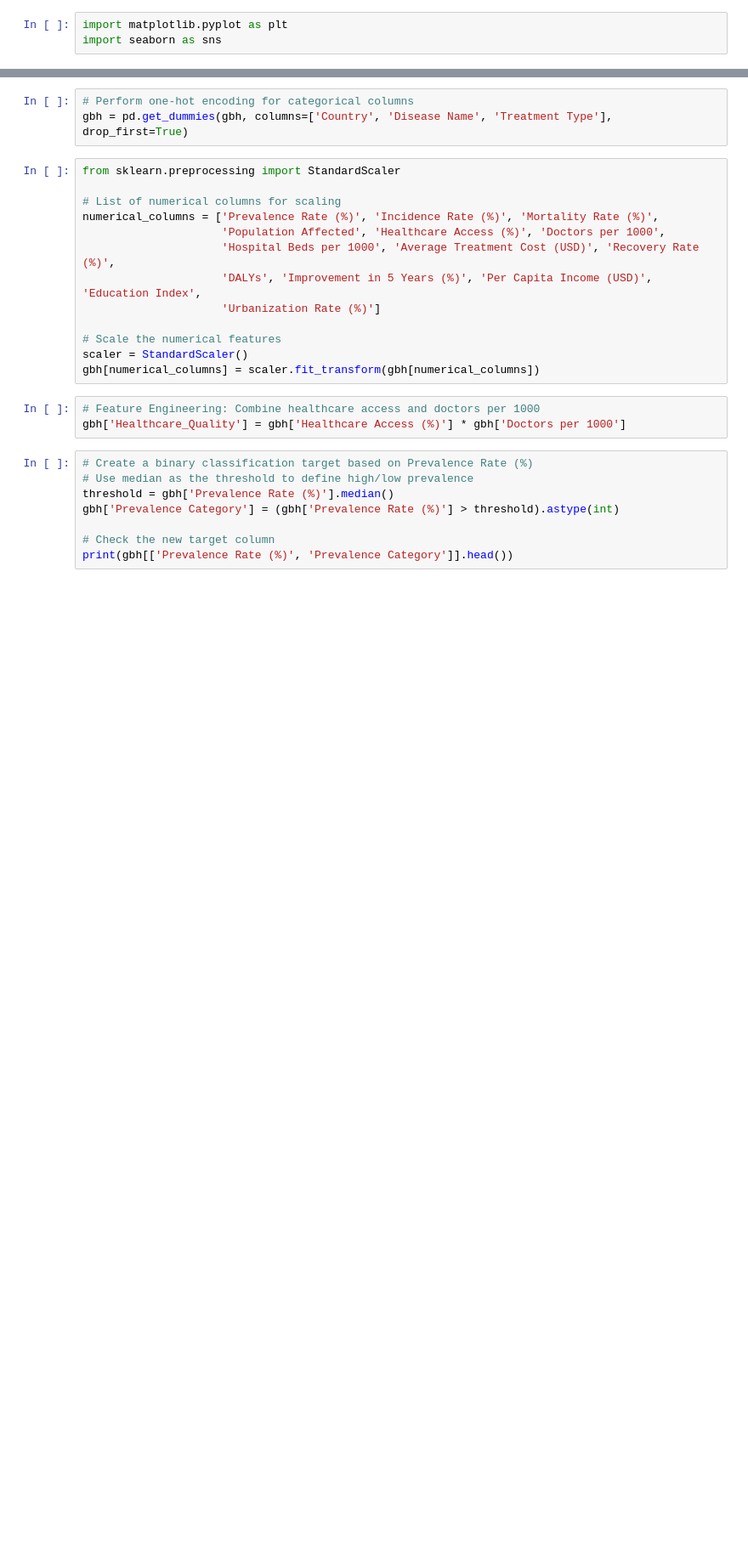
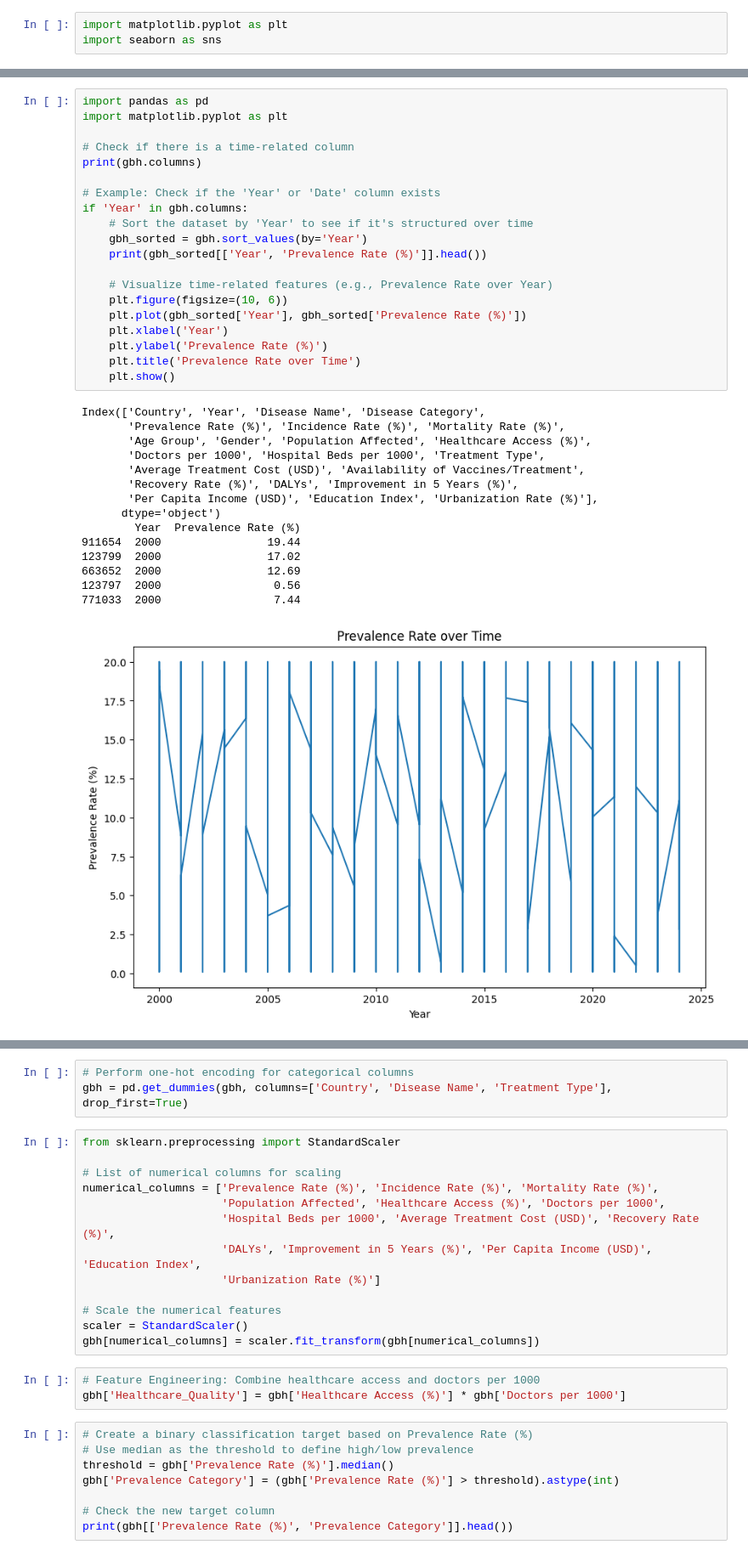
Before and after one commit to Immanuel-01/Global-Health, a Jupyter notebook: Copy_of_Global_Health.ipynb, the cells around one changed output, grey strips where cells are left out. Shown at 85% size. Cells and saved outputs as stored; diff of their text form; blank space fills up the shorter version.

```diff
--- a/Copy_of_Global_Health.ipynb
+++ b/Copy_of_Global_Health.ipynb
@@ -75,0 +197,36 @@ print(missing_percentage)
+# %%
+import pandas as pd
+import matplotlib.pyplot as plt
+
+# Check if there is a time-related column
+print(gbh.columns)
+
+# Example: Check if the 'Year' or 'Date' column exists
+if 'Year' in gbh.columns:
+    # Sort the dataset by 'Year' to see if it's structured over time
+    gbh_sorted = gbh.sort_values(by='Year')
+    print(gbh_sorted[['Year', 'Prevalence Rate (%)']].head())
+
+    # Visualize time-related features (e.g., Prevalence Rate over Year)
+    plt.figure(figsize=(10, 6))
+    plt.plot(gbh_sorted['Year'], gbh_sorted['Prevalence Rate (%)'])
+    plt.xlabel('Year')
+    plt.ylabel('Prevalence Rate (%)')
+    plt.title('Prevalence Rate over Time')
+    plt.show()
+# %% [output]
+Index(['Country', 'Year', 'Disease Name', 'Disease Category',
+       'Prevalence Rate (%)', 'Incidence Rate (%)', 'Mortality Rate (%)',
+       'Age Group', 'Gender', 'Population Affected', 'Healthcare Access (%)',
+       'Doctors per 1000', 'Hospital Beds per 1000', 'Treatment Type',
+       'Average Treatment Cost (USD)', 'Availability of Vaccines/Treatment',
+       'Recovery Rate (%)', 'DALYs', 'Improvement in 5 Years (%)',
+       'Per Capita Income (USD)', 'Education Index', 'Urbanization Rate (%)'],
+      dtype='object')
+        Year  Prevalence Rate (%)
+911654  2000                19.44
+123799  2000                17.02
+663652  2000                12.69
+123797  2000                 0.56
+771033  2000                 7.44
+[figure, added]
```
Also changed, not shown: parts of 30 cells of this notebook.
